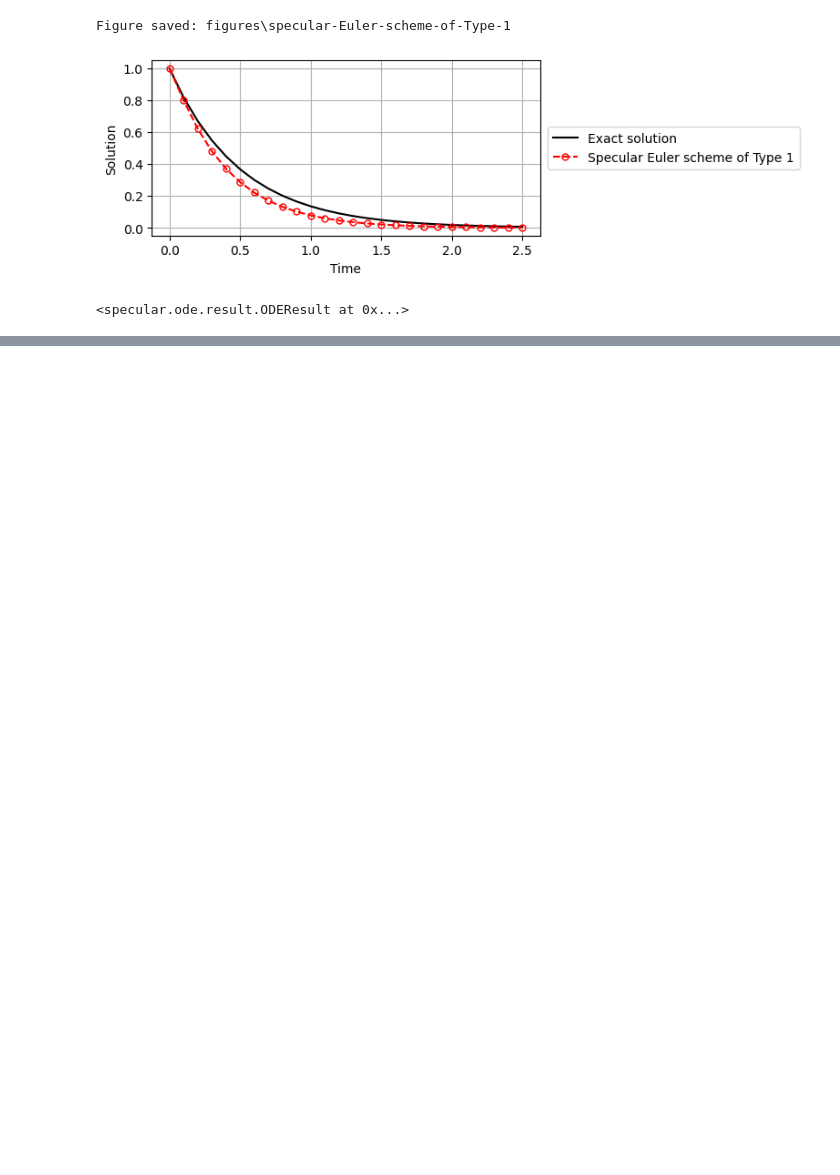
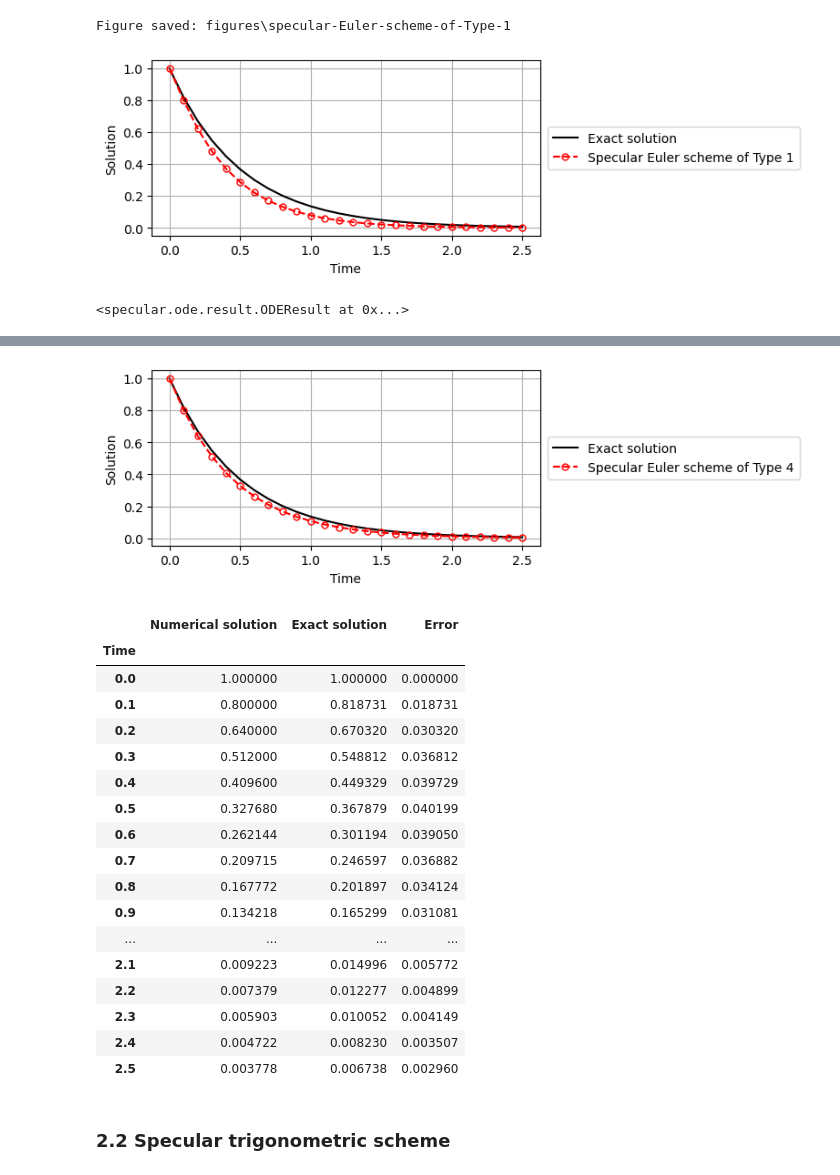
Before and after one commit to kyjung2357/specular-differentiation, a Jupyter notebook: docs/2. Numerical ordinary differential equations.ipynb, the cells around one changed output, grey strips where cells are left out. Cells and saved outputs as stored; diff of their text form; code cells hidden in the pictures; blank space fills up the shorter version.

```diff
--- a/docs/2. Numerical ordinary differential equations.ipynb
+++ b/docs/2. Numerical ordinary differential equations.ipynb
@@ -13,7 +31,7 @@ print(specular.__version__)
 # %%
 def F(t, u):
-   return -3*u
+    return -2*u
 
-specular.ode.classical_scheme(F=F, u_0=1.0, t_0=0.0, T=2.0, h=0.1, scheme="explicit Euler")
+specular.Euler_scheme(of_Type='1', F=F, t_0=0.0, u_0=1.0, T=2.5, h=0.1)
 # %% [output]
 <specular.ode.result.ODEResult at 0x...>
@@ -20,7 +41,7 @@ specular.ode.classical_scheme(F=F, u_0=1.0, t_0=0.0, T=2.0, h=0.1, scheme="expli
 # %%
 def F(t, u):
-   return -3*u
+    return -2*u
 
-specular.ode.classical_scheme(F=F, u_0=1.0, t_0=0.0, T=2.0, h=0.1, scheme="explicit Euler").values()
+specular.Euler_scheme(of_Type=1, F=F, t_0=0.0, u_0=1.0, T=2.5, h=0.1).values()
 # %% [output]
 (array([0. , 0.1, 0.2, 0.3, 0.4, 0.5, 0.6, 0.7, 0.8, 0.9, 1. , 1.1, 1.2,
@@ -162,0 +105,33 @@ Figure saved: figures\specular-Euler-scheme-of-Type-1
+# %%
+def F(t, u):
+    return -2*u
+
+def exact_sol(t):
+    return np.exp(-2*t)
+
+def u_0(t_0):
+    return exact_sol(t_0)
+
+specular.Euler_scheme(of_Type=4, F=F, t_0=0.0, u_0=u_0, T=2.5, h=0.1).visualization(exact_sol=exact_sol).table(exact_sol=exact_sol)
+# %% [output]
+[figure, added]
+|  | Numerical solution | Exact solution | Error |
+| Time |  |  |  |
+| 0.0 | 1.000000 | 1.000000 | 0.000000 |
+| 0.1 | 0.800000 | 0.818731 | 0.018731 |
+| 0.2 | 0.640000 | 0.670320 | 0.030320 |
+| 0.3 | 0.512000 | 0.548812 | 0.036812 |
+| 0.4 | 0.409600 | 0.449329 | 0.039729 |
+| 0.5 | 0.327680 | 0.367879 | 0.040199 |
+| 0.6 | 0.262144 | 0.301194 | 0.039050 |
+| 0.7 | 0.209715 | 0.246597 | 0.036882 |
+| 0.8 | 0.167772 | 0.201897 | 0.034124 |
+| 0.9 | 0.134218 | 0.165299 | 0.031081 |
+| ... | ... | ... | ... |
+| 2.1 | 0.009223 | 0.014996 | 0.005772 |
+| 2.2 | 0.007379 | 0.012277 | 0.004899 |
+| 2.3 | 0.005903 | 0.010052 | 0.004149 |
+| 2.4 | 0.004722 | 0.008230 | 0.003507 |
+| 2.5 | 0.003778 | 0.006738 | 0.002960 |
+# %% [markdown]
+### 2.2 Specular trigonometric scheme
```
Also changed, not shown: parts of 20 cells of this notebook, 6 other files.
